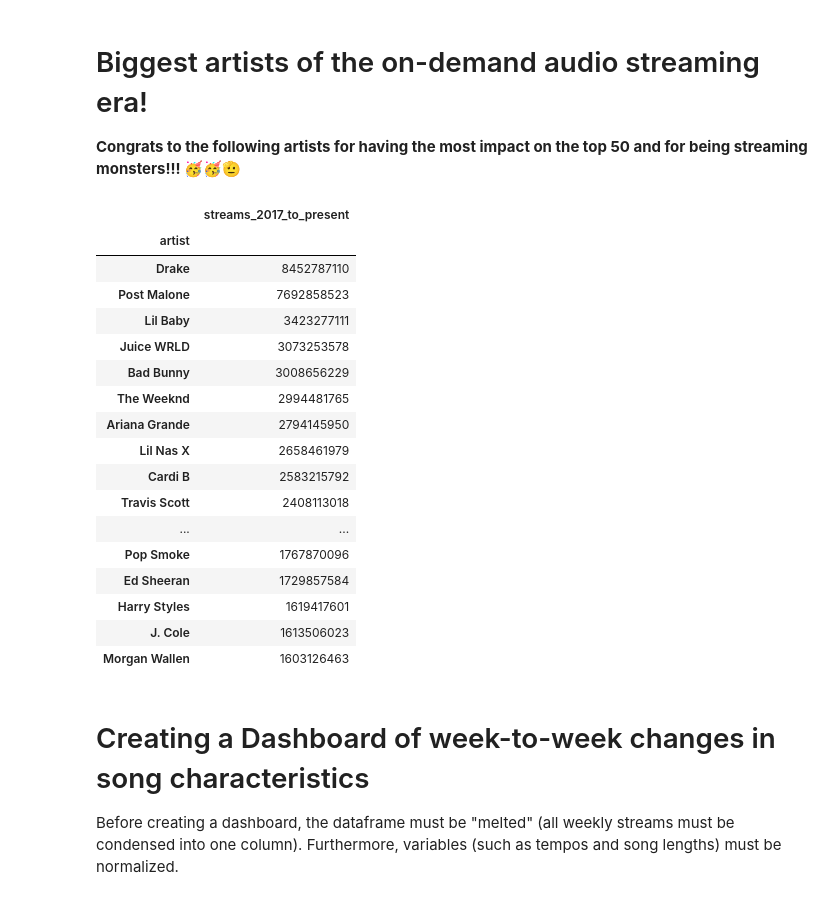
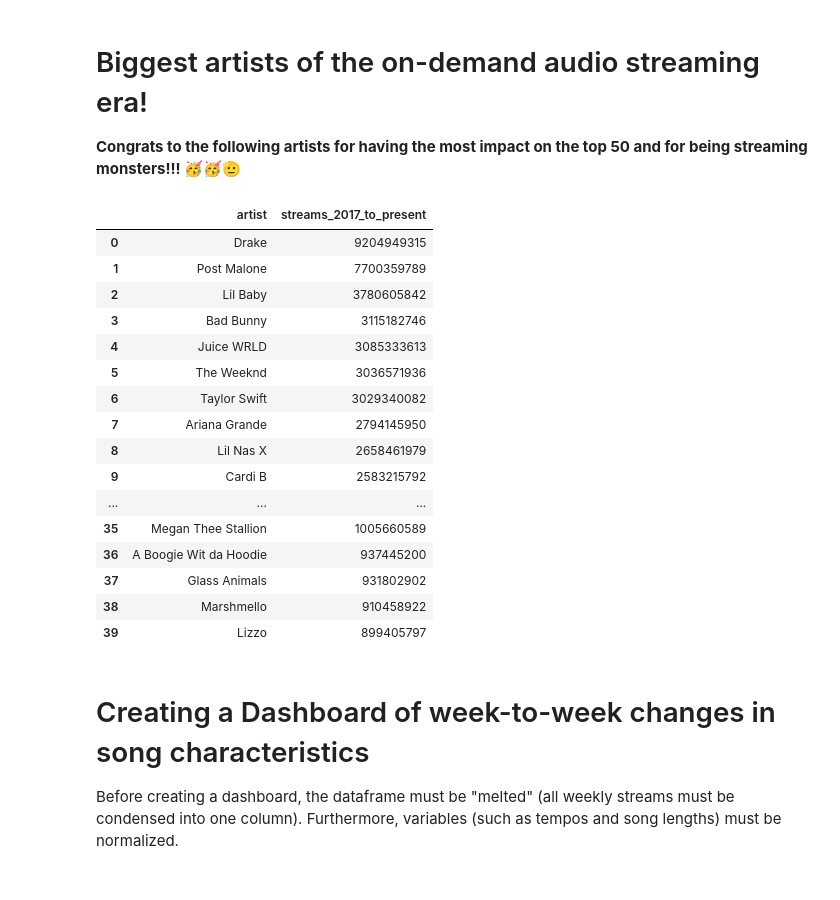
Before and after one commit to jeremiasfv22/USA-Hits-Spotify-Data-Project, a Jupyter notebook: 2) Data Analysis - US Streaming Hits.ipynb, the cells around one changed output. Drawn from its saved outputs; the diff is of its cells as text; code cells hidden in the pictures.

```diff
--- a/2) Data Analysis - US Streaming Hits.ipynb
+++ b/2) Data Analysis - US Streaming Hits.ipynb
@@ -317,26 +385,25 @@ gsheets_df_updated.groupby(['album','artist']).sum().sort_values('streams_2017_t
 # Biggest artists of the on-demand audio streaming era!
 __Congrats to the following artists for having the most impact on the top 50 and for being streaming monsters!!! 🥳🥳🫡__
 # %%
-gsheets_df_updated.groupby(['artist']).sum().sort_values('streams_2017_to_present',ascending=False).head(25).loc[:,['streams_2017_to_present']]
+gsheets_df_updated.groupby(['artist']).sum().sort_values('streams_2017_to_present',ascending=False).head(40).loc[:,['streams_2017_to_present']].reset_index()
 # %% [output]
-|  | streams_2017_to_present |
-| artist |  |
-| Drake | 8452787110 |
-| Post Malone | 7692858523 |
-| Lil Baby | 3423277111 |
-| Juice WRLD | 3073253578 |
-| Bad Bunny | 3008656229 |
-| The Weeknd | 2994481765 |
-| Ariana Grande | 2794145950 |
-| Lil Nas X | 2658461979 |
-| Cardi B | 2583215792 |
-| Travis Scott | 2408113018 |
-| ... | ... |
-| Pop Smoke | 1767870096 |
-| Ed Sheeran | 1729857584 |
-| Harry Styles | 1619417601 |
-| J. Cole | 1613506023 |
-| Morgan Wallen | 1603126463 |
+|  | artist | streams_2017_to_present |
+| 0 | Drake | 9204949315 |
+| 1 | Post Malone | 7700359789 |
+| 2 | Lil Baby | 3780605842 |
+| 3 | Bad Bunny | 3115182746 |
+| 4 | Juice WRLD | 3085333613 |
+| 5 | The Weeknd | 3036571936 |
+| 6 | Taylor Swift | 3029340082 |
+| 7 | Ariana Grande | 2794145950 |
+| 8 | Lil Nas X | 2658461979 |
+| 9 | Cardi B | 2583215792 |
+| ... | ... | ... |
+| 35 | Megan Thee Stallion | 1005660589 |
+| 36 | A Boogie Wit da Hoodie | 937445200 |
+| 37 | Glass Animals | 931802902 |
+| 38 | Marshmello | 910458922 |
+| 39 | Lizzo | 899405797 |
 # %% [markdown]
 # Creating a Dashboard of week-to-week changes in song characteristics
 Before creating a dashboard, the dataframe must be "melted" (all weekly streams must be condensed into one column). Furthermore, variables (such as tempos and song lengths) must be normalized.
```
Also changed, not shown: parts of 19 cells of this notebook, 3 other files.
